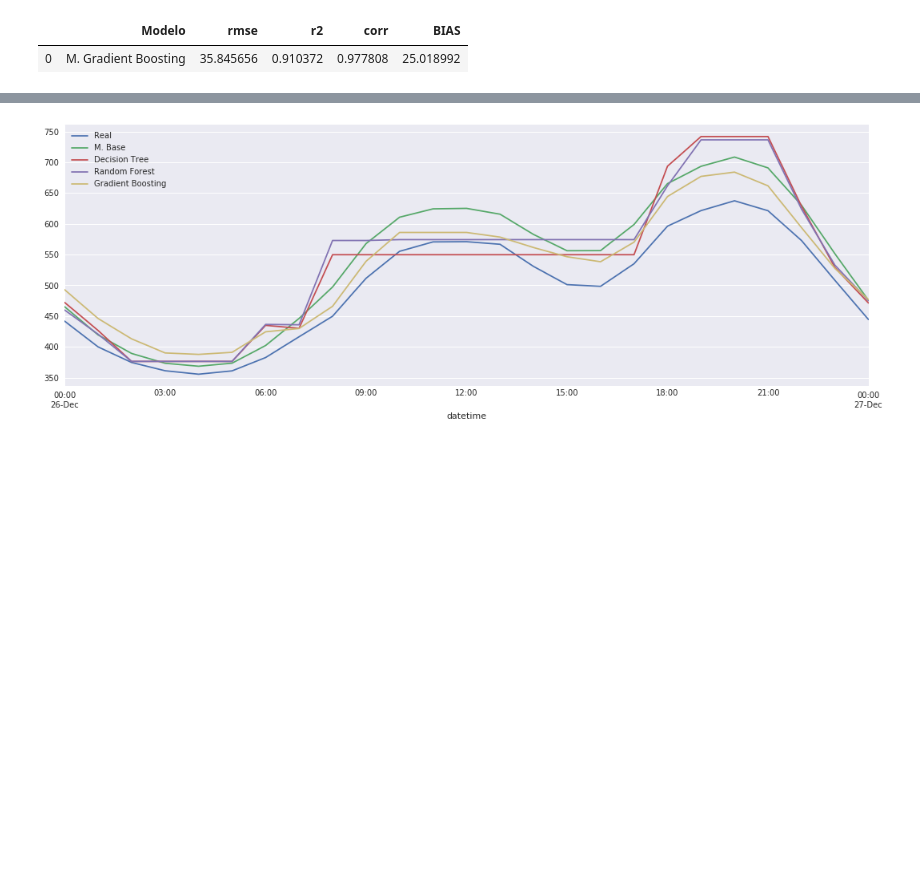
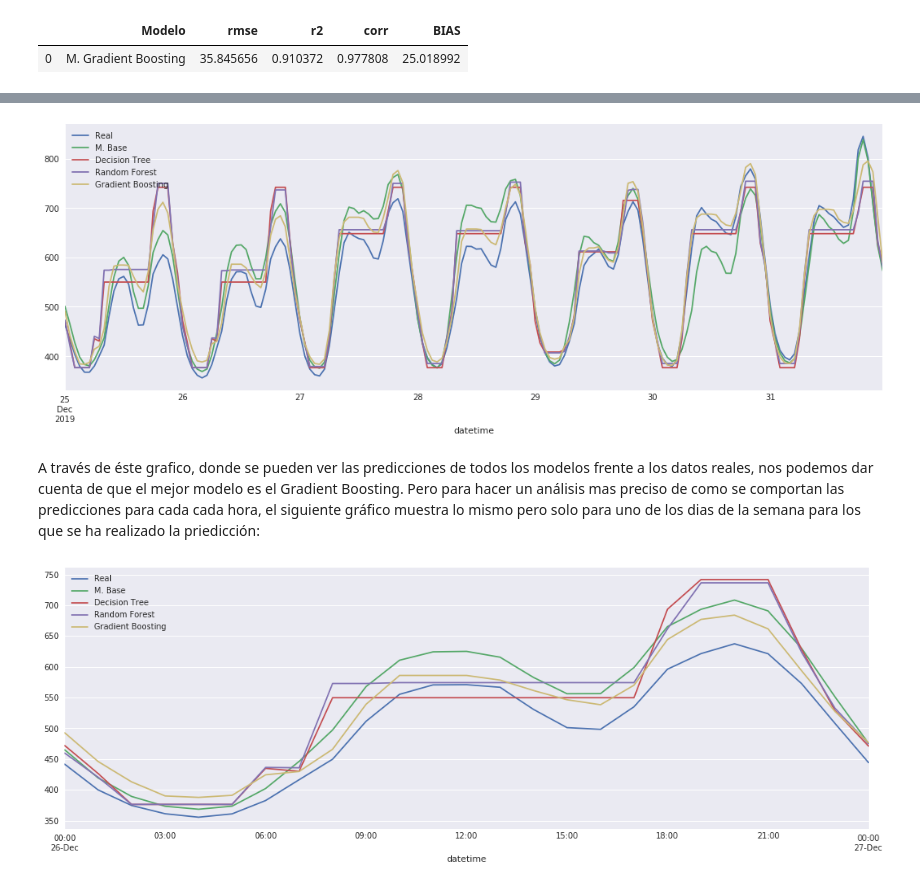
Before and after one commit to pablohhb/TFM, a Jupyter notebook: modelos.ipynb, the cells around one changed output, grey strips where cells are left out. Saved outputs shown, nothing was run; the diff lists cells and outputs as text; code cells hidden in the pictures; blank space fills up the shorter version.

```diff
--- a/modelos.ipynb
+++ b/modelos.ipynb
@@ -406 +491,13 @@ metricas_m_gradientB
+# %%
+fig8, ax = plt.subplots()
+y_test.plot(ax = ax)
+prediccion_m_base.plot( ax = ax)
+prediccion_m_dtree.plot( ax = ax)
+prediccion_m_rforest.plot( ax = ax)
+prediccion_m_gradientB.plot( ax = ax)
+plt.legend(['Real', 'M. Base', 'Decision Tree', 'Random Forest', 'Gradient Boosting']);
+# %% [output]
+[figure, added]
+# %% [markdown]
+A través de éste grafico, donde se pueden ver las predicciones de todos los modelos frente a los datos reales, nos podemos dar cuenta de que el mejor modelo es el Gradient Boosting. Pero para hacer un análisis mas preciso de como se comportan las predicciones para cada cada hora, el siguiente gráfico muestra lo mismo pero solo para uno de los dias de la semana para los que se ha realizado la priedicción:
 # %%
```
Also changed, not shown: parts of 65 cells of this notebook.
